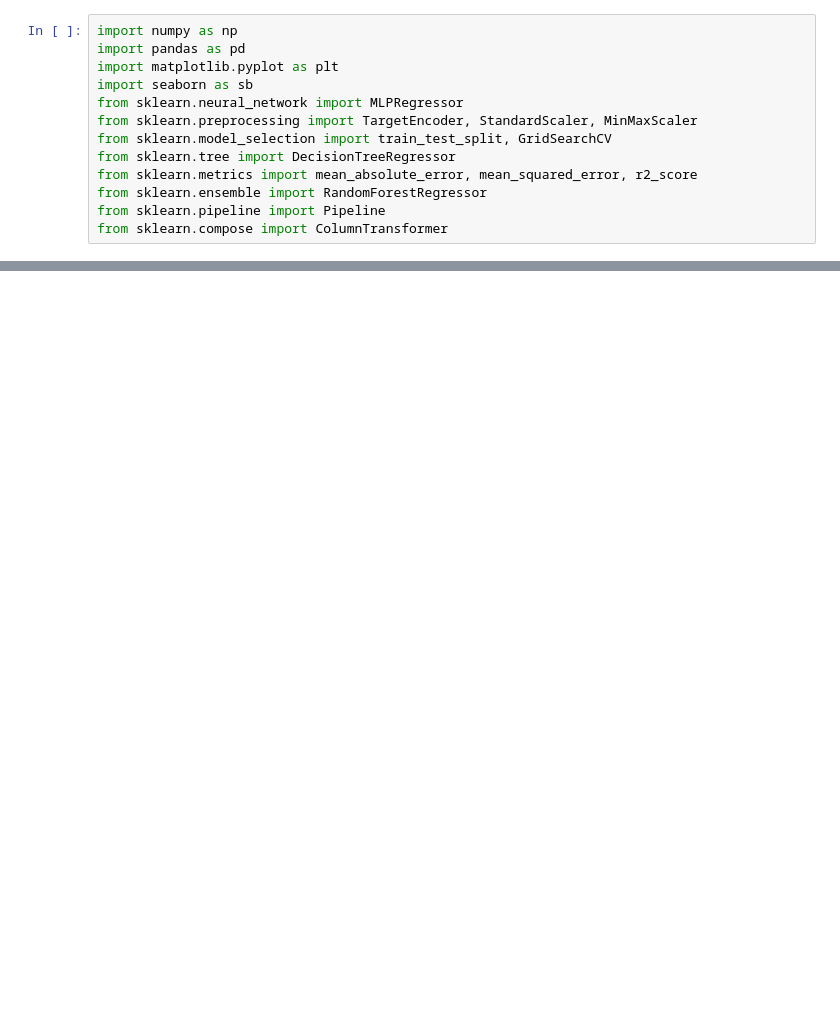
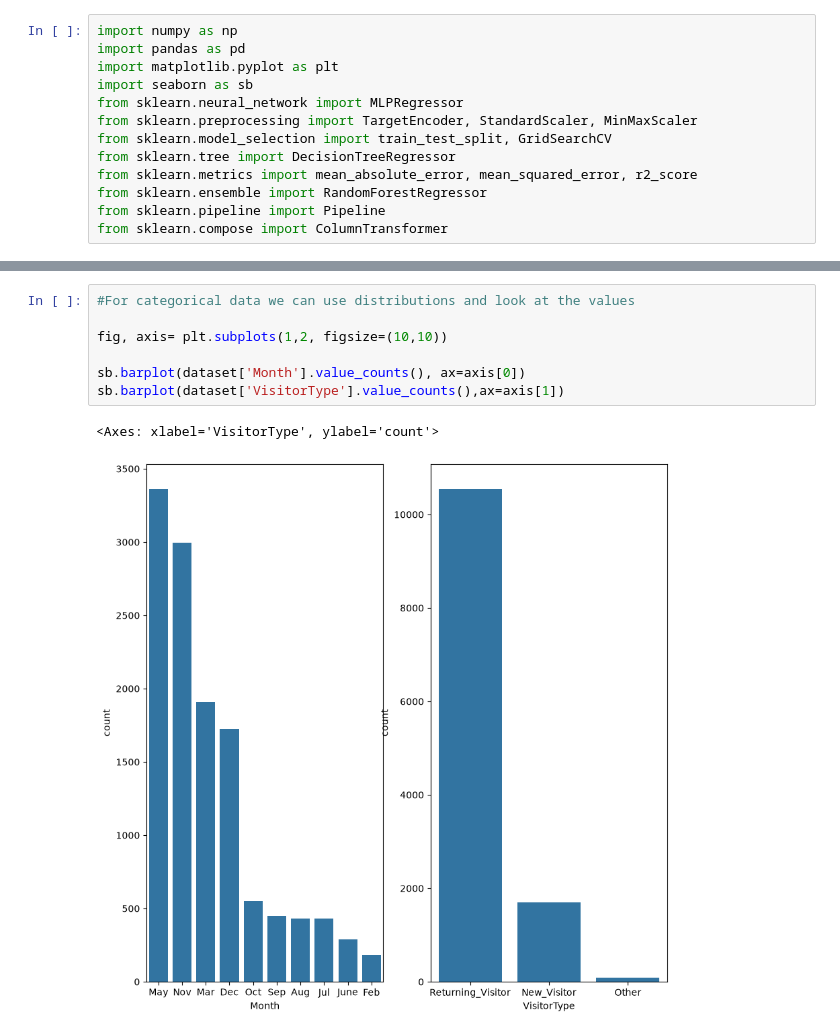
Before and after one commit to Tibuuu/Baseline-Model-Training, a Jupyter notebook: advanced_deep_learning/drug_consumption_dataset.ipynb, the cells around one changed output, grey strips where cells are left out. Cells and saved outputs as stored; diff of their text form; blank space fills up the shorter version.

```diff
--- a/advanced_deep_learning/drug_consumption_dataset.ipynb
+++ b/advanced_deep_learning/drug_consumption_dataset.ipynb
@@ -38,0 +104,10 @@ FileNotFoundError: [Errno 2] No such file or directory: '../data/online_shopper_
+# %%
+#For categorical data we can use distributions and look at the values
+
+fig, axis= plt.subplots(1,2, figsize=(10,10))
+
+sb.barplot(dataset['Month'].value_counts(), ax=axis[0])
+sb.barplot(dataset['VisitorType'].value_counts(),ax=axis[1])
+# %% [output]
+<Axes: xlabel='VisitorType', ylabel='count'>
+[figure, added]
```
Also changed, not shown: parts of 7 cells of this notebook.
